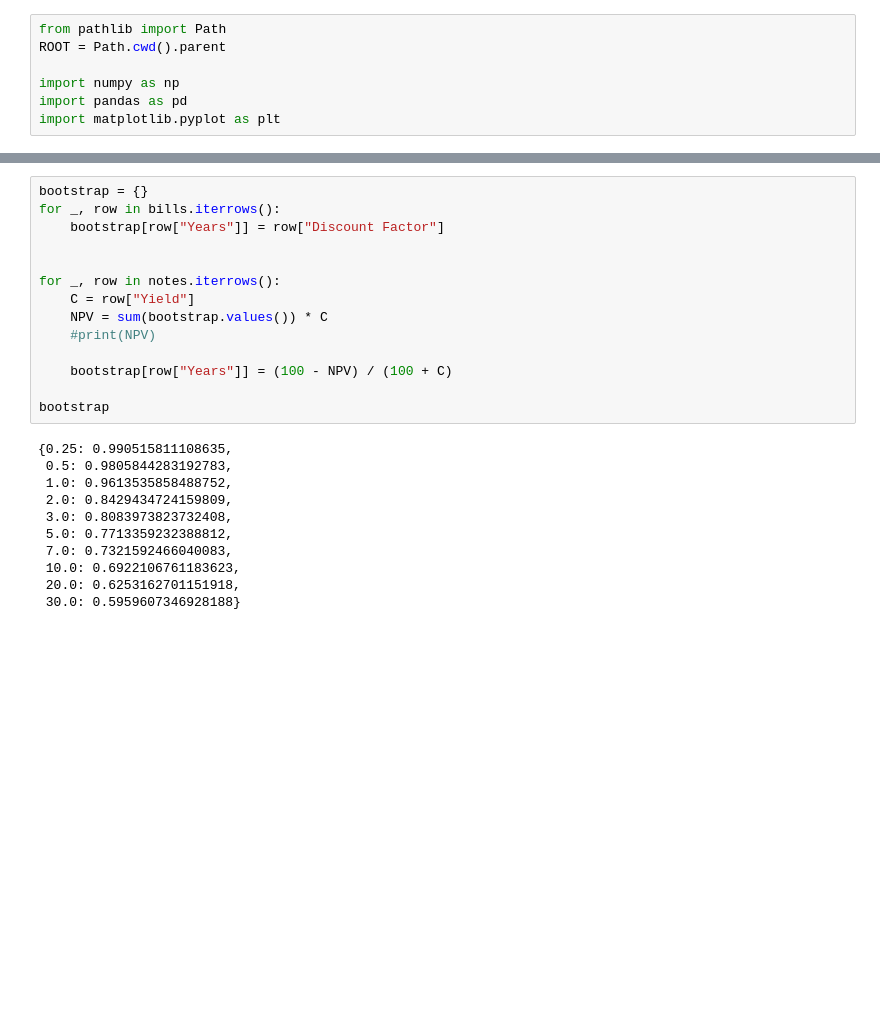
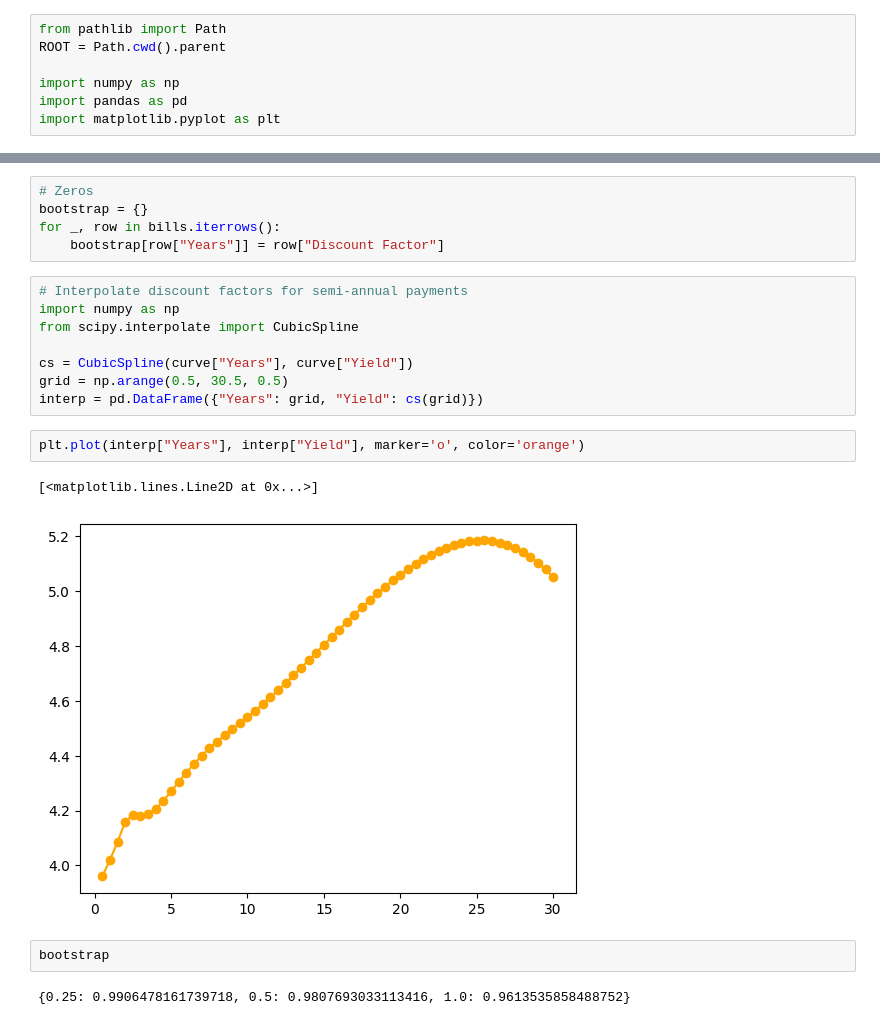
Before and after one commit to gy623/Interest-Rate-Curve-Bootstrapping-and-Stress-Testing, a Jupyter notebook: notebooks/02_bootstrap_zero_curve.ipynb, the cells around one changed output, grey strips where cells are left out. Cells and saved outputs as stored; diff of their text form; blank space fills up the shorter version.

```diff
--- a/notebooks/02_bootstrap_zero_curve.ipynb
+++ b/notebooks/02_bootstrap_zero_curve.ipynb
@@ -65,27 +67,24 @@ display(notes)
 | 8 | 20Y | 5.06 | 20.0 | 0.372608 |
 | 9 | 30Y | 5.05 | 30.0 | 0.228096 |
 # %%
+# Zeros
 bootstrap = {}
 for _, row in bills.iterrows():
     bootstrap[row["Years"]] = row["Discount Factor"]
-
-
-for _, row in notes.iterrows():
-    C = row["Yield"]
-    NPV = sum(bootstrap.values()) * C
-    #print(NPV)
-
-    bootstrap[row["Years"]] = (100 - NPV) / (100 + C)
-
-bootstrap
-# %% [output]
-{0.25: 0.990515811108635,
- 0.5: 0.9805844283192783,
- 1.0: 0.9613535858488752,
- 2.0: 0.8429434724159809,
- 3.0: 0.8083973823732408,
- 5.0: 0.7713359232388812,
- 7.0: 0.7321592466040083,
- 10.0: 0.6922106761183623,
- 20.0: 0.6253162701151918,
- 30.0: 0.5959607346928188}
+# %%
+# Interpolate discount factors for semi-annual payments
+import numpy as np
+from scipy.interpolate import CubicSpline
+
+cs = CubicSpline(curve["Years"], curve["Yield"])
+grid = np.arange(0.5, 30.5, 0.5)
+interp = pd.DataFrame({"Years": grid, "Yield": cs(grid)})
+# %%
+plt.plot(interp["Years"], interp["Yield"], marker='o', color='orange')
+# %% [output]
+[<matplotlib.lines.Line2D at 0x...>]
+[figure, added]
+# %%
+bootstrap
+# %% [output]
+{0.25: 0.9906478161739718, 0.5: 0.9807693033113416, 1.0: 0.9613535858488752}
```
Also changed, not shown: parts of 7 cells of this notebook, 1 other file.
